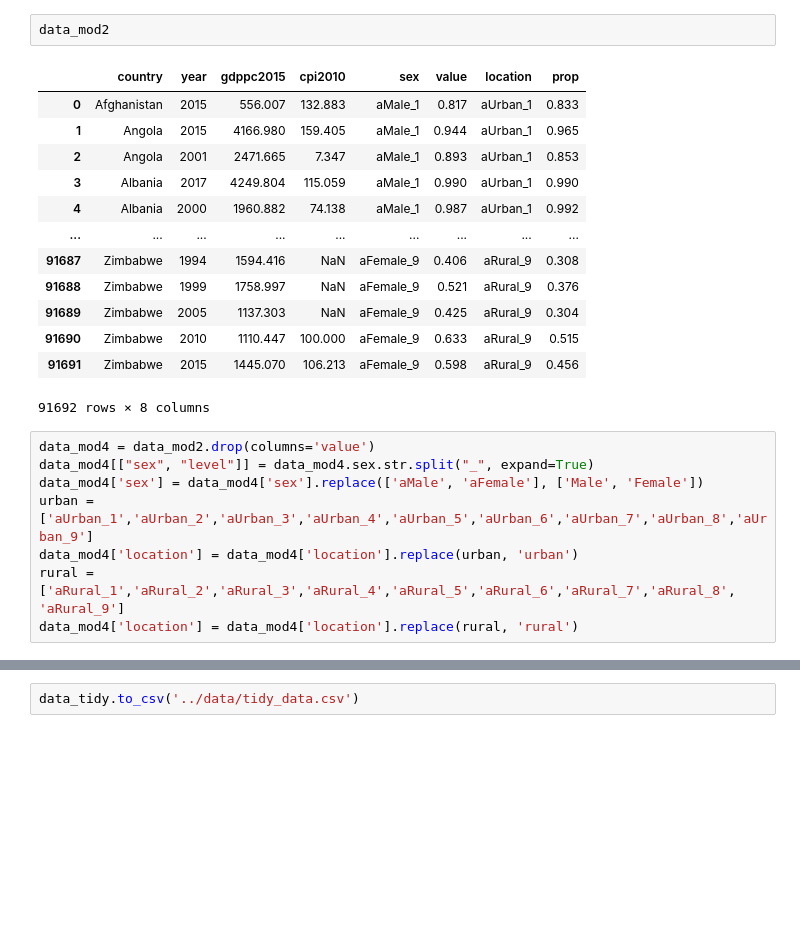
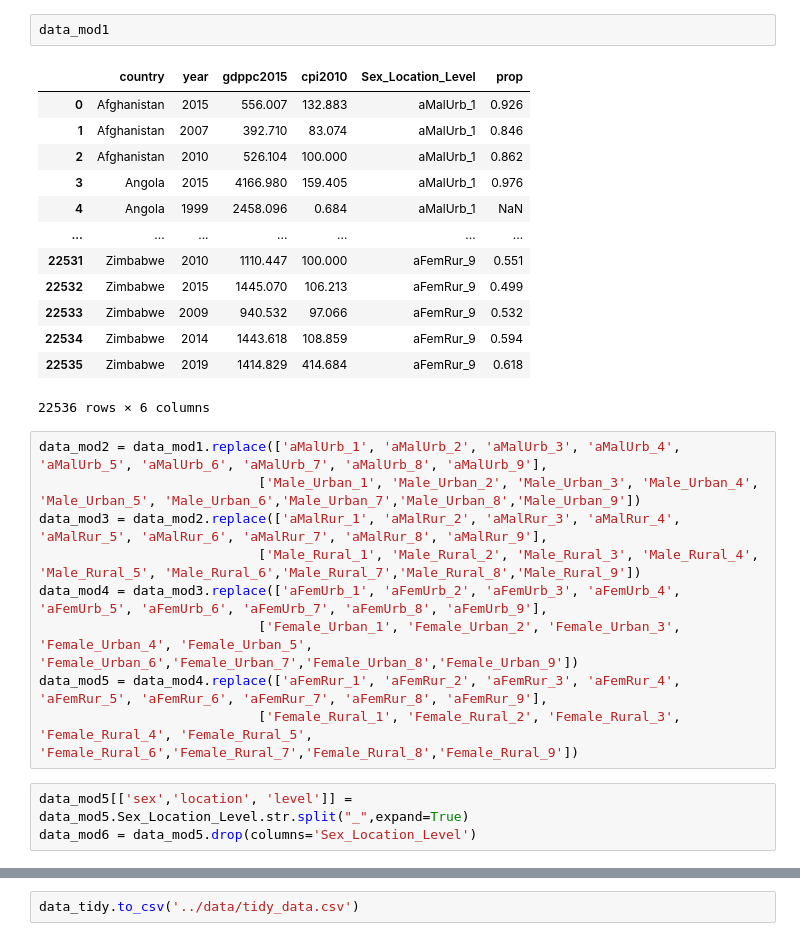
Before and after one commit to TheYibster/-Pstat100-Data-Science, a Jupyter notebook: CP1/data_tidy.ipynb, the cells around one changed output, grey strips where cells are left out. Cells and saved outputs as stored; diff of their text form; blank space fills up the shorter version.

```diff
--- a/CP1/data_tidy.ipynb
+++ b/CP1/data_tidy.ipynb
@@ -63,24 +56,28 @@ data_mod2 = pd.melt(data_mod1,
-# %%
-data_mod2
-# %% [output]
-|  | country | year | gdppc2015 | cpi2010 | sex | value | location | prop |
-| 0 | Afghanistan | 2015 | 556.007 | 132.883 | aMale_1 | 0.817 | aUrban_1 | 0.833 |
-| 1 | Angola | 2015 | 4166.980 | 159.405 | aMale_1 | 0.944 | aUrban_1 | 0.965 |
-| 2 | Angola | 2001 | 2471.665 | 7.347 | aMale_1 | 0.893 | aUrban_1 | 0.853 |
-| 3 | Albania | 2017 | 4249.804 | 115.059 | aMale_1 | 0.990 | aUrban_1 | 0.990 |
-| 4 | Albania | 2000 | 1960.882 | 74.138 | aMale_1 | 0.987 | aUrban_1 | 0.992 |
-| ... | ... | ... | ... | ... | ... | ... | ... | ... |
-| 91687 | Zimbabwe | 1994 | 1594.416 | NaN | aFemale_9 | 0.406 | aRural_9 | 0.308 |
-| 91688 | Zimbabwe | 1999 | 1758.997 | NaN | aFemale_9 | 0.521 | aRural_9 | 0.376 |
-| 91689 | Zimbabwe | 2005 | 1137.303 | NaN | aFemale_9 | 0.425 | aRural_9 | 0.304 |
-| 91690 | Zimbabwe | 2010 | 1110.447 | 100.000 | aFemale_9 | 0.633 | aRural_9 | 0.515 |
-| 91691 | Zimbabwe | 2015 | 1445.070 | 106.213 | aFemale_9 | 0.598 | aRural_9 | 0.456 |
-91692 rows × 8 columns
-# %%
-data_mod4 = data_mod2.drop(columns='value')
-data_mod4[["sex", "level"]] = data_mod4.sex.str.split("_", expand=True)
-data_mod4['sex'] = data_mod4['sex'].replace(['aMale', 'aFemale'], ['Male', 'Female'])
-urban = ['aUrban_1','aUrban_2','aUrban_3','aUrban_4','aUrban_5','aUrban_6','aUrban_7','aUrban_8','aUrban_9']
-data_mod4['location'] = data_mod4['location'].replace(urban, 'urban')
-rural = ['aRural_1','aRural_2','aRural_3','aRural_4','aRural_5','aRural_6','aRural_7','aRural_8', 'aRural_9']
-data_mod4['location'] = data_mod4['location'].replace(rural, 'rural')
+# %%
+data_mod1
+# %% [output]
+|  | country | year | gdppc2015 | cpi2010 | Sex_Location_Level | prop |
+| 0 | Afghanistan | 2015 | 556.007 | 132.883 | aMalUrb_1 | 0.926 |
+| 1 | Afghanistan | 2007 | 392.710 | 83.074 | aMalUrb_1 | 0.846 |
+| 2 | Afghanistan | 2010 | 526.104 | 100.000 | aMalUrb_1 | 0.862 |
+| 3 | Angola | 2015 | 4166.980 | 159.405 | aMalUrb_1 | 0.976 |
+| 4 | Angola | 1999 | 2458.096 | 0.684 | aMalUrb_1 | NaN |
+| ... | ... | ... | ... | ... | ... | ... |
+| 22531 | Zimbabwe | 2010 | 1110.447 | 100.000 | aFemRur_9 | 0.551 |
+| 22532 | Zimbabwe | 2015 | 1445.070 | 106.213 | aFemRur_9 | 0.499 |
+| 22533 | Zimbabwe | 2009 | 940.532 | 97.066 | aFemRur_9 | 0.532 |
+| 22534 | Zimbabwe | 2014 | 1443.618 | 108.859 | aFemRur_9 | 0.594 |
+| 22535 | Zimbabwe | 2019 | 1414.829 | 414.684 | aFemRur_9 | 0.618 |
+22536 rows × 6 columns
+# %%
+data_mod2 = data_mod1.replace(['aMalUrb_1', 'aMalUrb_2', 'aMalUrb_3', 'aMalUrb_4', 'aMalUrb_5', 'aMalUrb_6', 'aMalUrb_7', 'aMalUrb_8', 'aMalUrb_9'],
+                            ['Male_Urban_1', 'Male_Urban_2', 'Male_Urban_3', 'Male_Urban_4', 'Male_Urban_5', 'Male_Urban_6','Male_Urban_7','Male_Urban_8','Male_Urban_9'])
+data_mod3 = data_mod2.replace(['aMalRur_1', 'aMalRur_2', 'aMalRur_3', 'aMalRur_4', 'aMalRur_5', 'aMalRur_6', 'aMalRur_7', 'aMalRur_8', 'aMalRur_9'],
+                            ['Male_Rural_1', 'Male_Rural_2', 'Male_Rural_3', 'Male_Rural_4', 'Male_Rural_5', 'Male_Rural_6','Male_Rural_7','Male_Rural_8','Male_Rural_9'])
+data_mod4 = data_mod3.replace(['aFemUrb_1', 'aFemUrb_2', 'aFemUrb_3', 'aFemUrb_4', 'aFemUrb_5', 'aFemUrb_6', 'aFemUrb_7', 'aFemUrb_8', 'aFemUrb_9'],
+                            ['Female_Urban_1', 'Female_Urban_2', 'Female_Urban_3', 'Female_Urban_4', 'Female_Urban_5', 'Female_Urban_6','Female_Urban_7','Female_Urban_8','Female_Urban_9'])
+data_mod5 = data_mod4.replace(['aFemRur_1', 'aFemRur_2', 'aFemRur_3', 'aFemRur_4', 'aFemRur_5', 'aFemRur_6', 'aFemRur_7', 'aFemRur_8', 'aFemRur_9'],
+                            ['Female_Rural_1', 'Female_Rural_2', 'Female_Rural_3', 'Female_Rural_4', 'Female_Rural_5', 'Female_Rural_6','Female_Rural_7','Female_Rural_8','Female_Rural_9'])
+# %%
+data_mod5[['sex','location', 'level']] = data_mod5.Sex_Location_Level.str.split("_",expand=True)
+data_mod6 = data_mod5.drop(columns='Sex_Location_Level')
```
Also changed, not shown: parts of 6 cells of this notebook, 2 other files.
